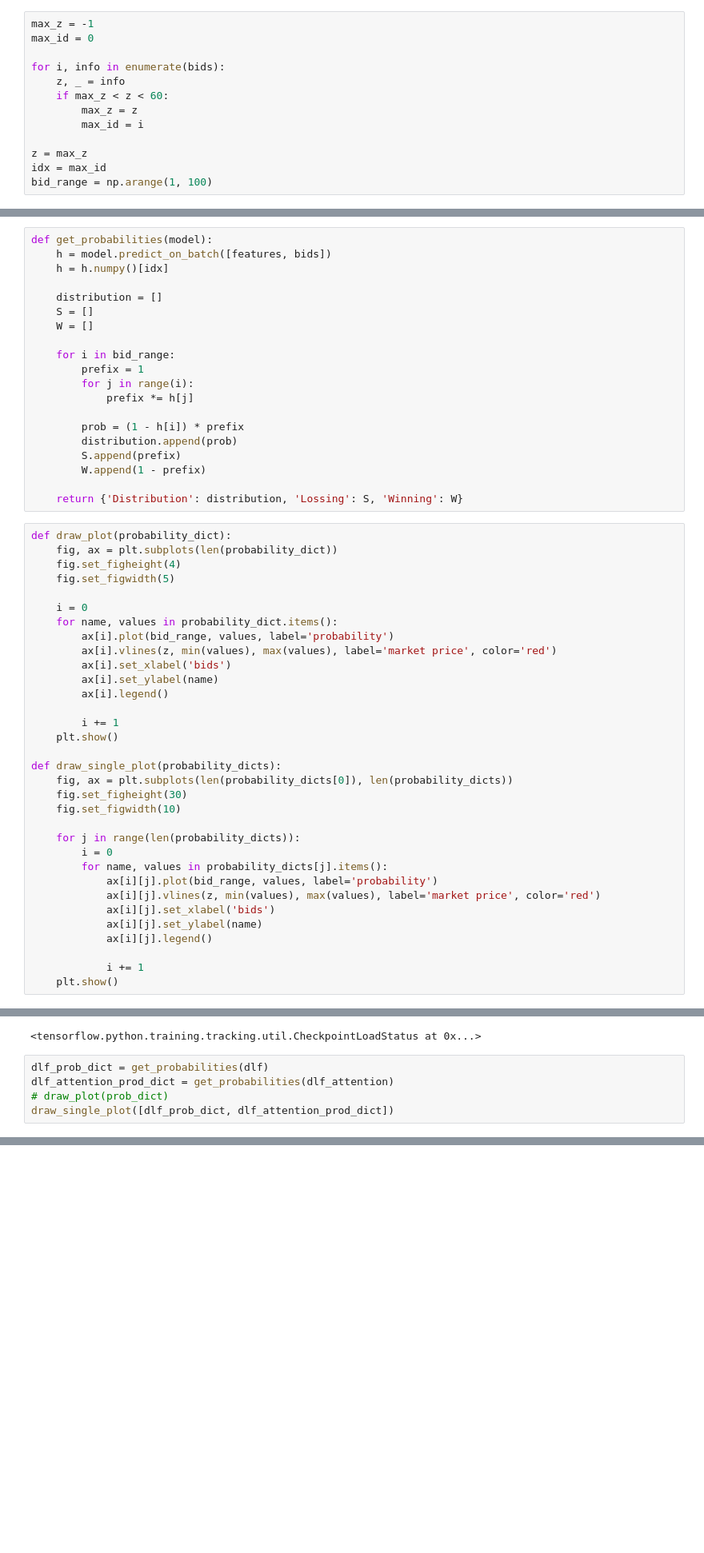
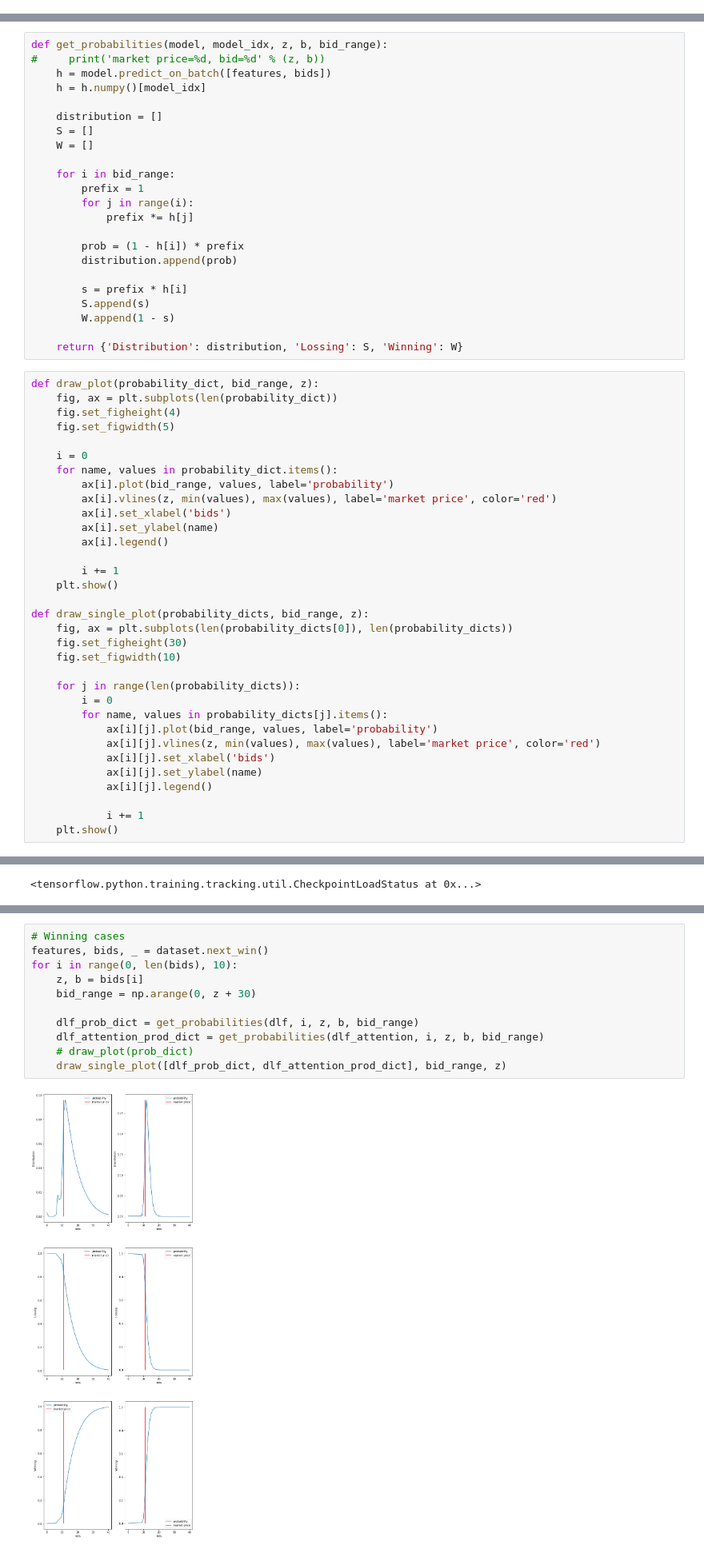
Before and after one commit to SerTelnov/landscape-forecasting, a Jupyter notebook: python/probability_visualizer.ipynb, the cells around one changed output, grey strips where cells are left out. Shown at 80% size. Cells and saved outputs as stored; diff of their text form; blank space fills up the shorter version.

Commit message:
[code] upd probability visualizer

```diff
--- a/python/probability_visualizer.ipynb
+++ b/python/probability_visualizer.ipynb
@@ -15,16 +14,3 @@ features, bids, _ = dataset.next_loss()
 data size  43803
 
 data size  268634
-# %%
-max_z = -1
-max_id = 0
-
-for i, info in enumerate(bids):
-    z, _ = info
-    if max_z < z < 60:
-        max_z = z
-        max_id = i
-
-z = max_z
-idx = max_id
-bid_range = np.arange(1, 100)
@@ -35,7 +17,8 @@ market price=58, bid=2
 # %%
-def get_probabilities(model):
+def get_probabilities(model, model_idx, z, b, bid_range):
+#     print('market price=%d, bid=%d' % (z, b))
     h = model.predict_on_batch([features, bids])
-    h = h.numpy()[idx]
+    h = h.numpy()[model_idx]
 
     distribution = []
     S = []
@@ -48,12 +31,14 @@ def get_probabilities(model):
 
         prob = (1 - h[i]) * prefix
         distribution.append(prob)
-        S.append(prefix)
-        W.append(1 - prefix)
+
+        s = prefix * h[i]
+        S.append(s)
+        W.append(1 - s)
 
     return {'Distribution': distribution, 'Lossing': S, 'Winning': W}
 # %%
-def draw_plot(probability_dict):
+def draw_plot(probability_dict, bid_range, z):
     fig, ax = plt.subplots(len(probability_dict))
     fig.set_figheight(4)
     fig.set_figwidth(5)
@@ -69,7 +54,7 @@ def draw_plot(probability_dict):
         i += 1
     plt.show()
 
-def draw_single_plot(probability_dicts):
+def draw_single_plot(probability_dicts, bid_range, z):
     fig, ax = plt.subplots(len(probability_dicts[0]), len(probability_dicts))
     fig.set_figheight(30)
     fig.set_figwidth(10)
@@ -106,8 +91,3 @@ latest = read_checkpoint('dlf_attention_2997_all__0.25_0.75_0.0001_20200502_1753
 dlf_attention.load_weights(latest)
 # %% [output]
 <tensorflow.python.training.tracking.util.CheckpointLoadStatus at 0x...>
-# %%
-dlf_prob_dict = get_probabilities(dlf)
-dlf_attention_prod_dict = get_probabilities(dlf_attention)
-# draw_plot(prob_dict)
-draw_single_plot([dlf_prob_dict, dlf_attention_prod_dict])
@@ -115,0 +94,13 @@ draw_single_plot([dlf_prob_dict, dlf_attention_prod_dict])
+# %%
+# Winning cases
+features, bids, _ = dataset.next_win()
+for i in range(0, len(bids), 10):
+    z, b = bids[i]
+    bid_range = np.arange(0, z + 30)
+
+    dlf_prob_dict = get_probabilities(dlf, i, z, b, bid_range)
+    dlf_attention_prod_dict = get_probabilities(dlf_attention, i, z, b, bid_range)
+    # draw_plot(prob_dict)
+    draw_single_plot([dlf_prob_dict, dlf_attention_prod_dict], bid_range, z)
+# %% [output]
+[figure, added]
```
Also changed, not shown: parts of 5 cells of this notebook.
